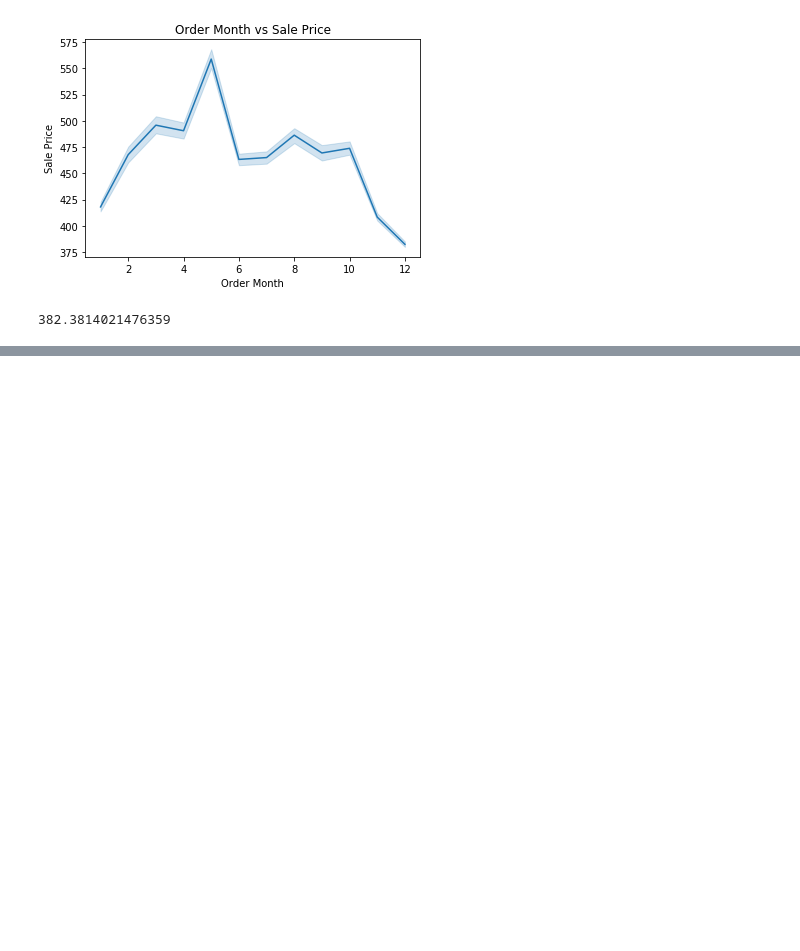
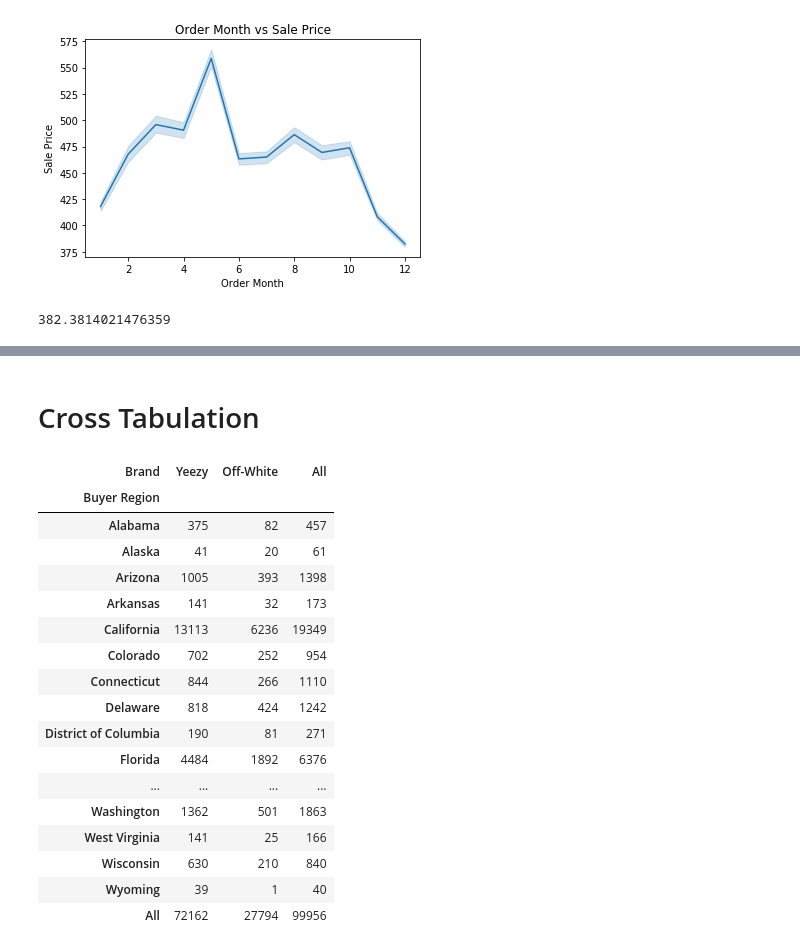
Before and after one commit to ed-biz23/data-sci-project, a Jupyter notebook: Project.ipynb, the cells around one changed output, grey strips where cells are left out. Saved outputs shown, nothing was run; the diff lists cells and outputs as text; code cells hidden in the pictures; blank space fills up the shorter version.

```diff
--- a/Project.ipynb
+++ b/Project.ipynb
@@ -124,0 +266,23 @@ data[may_filter]["Sale Price"].mean()
+# %% [markdown]
+# Cross Tabulation
+# %%
+pd.crosstab(data["Buyer Region"],[data["Sale Price"], data["Sale Price"]], margins=True)
+# %% [output]
+| Brand | Yeezy | Off-White | All |
+| Buyer Region |  |  |  |
+| Alabama | 375 | 82 | 457 |
+| Alaska | 41 | 20 | 61 |
+| Arizona | 1005 | 393 | 1398 |
+| Arkansas | 141 | 32 | 173 |
+| California | 13113 | 6236 | 19349 |
+| Colorado | 702 | 252 | 954 |
+| Connecticut | 844 | 266 | 1110 |
+| Delaware | 818 | 424 | 1242 |
+| District of Columbia | 190 | 81 | 271 |
+| Florida | 4484 | 1892 | 6376 |
+| ... | ... | ... | ... |
+| Washington | 1362 | 501 | 1863 |
+| West Virginia | 141 | 25 | 166 |
+| Wisconsin | 630 | 210 | 840 |
+| Wyoming | 39 | 1 | 40 |
+| All | 72162 | 27794 | 99956 |
```
Also changed, not shown: parts of 23 cells of this notebook.
